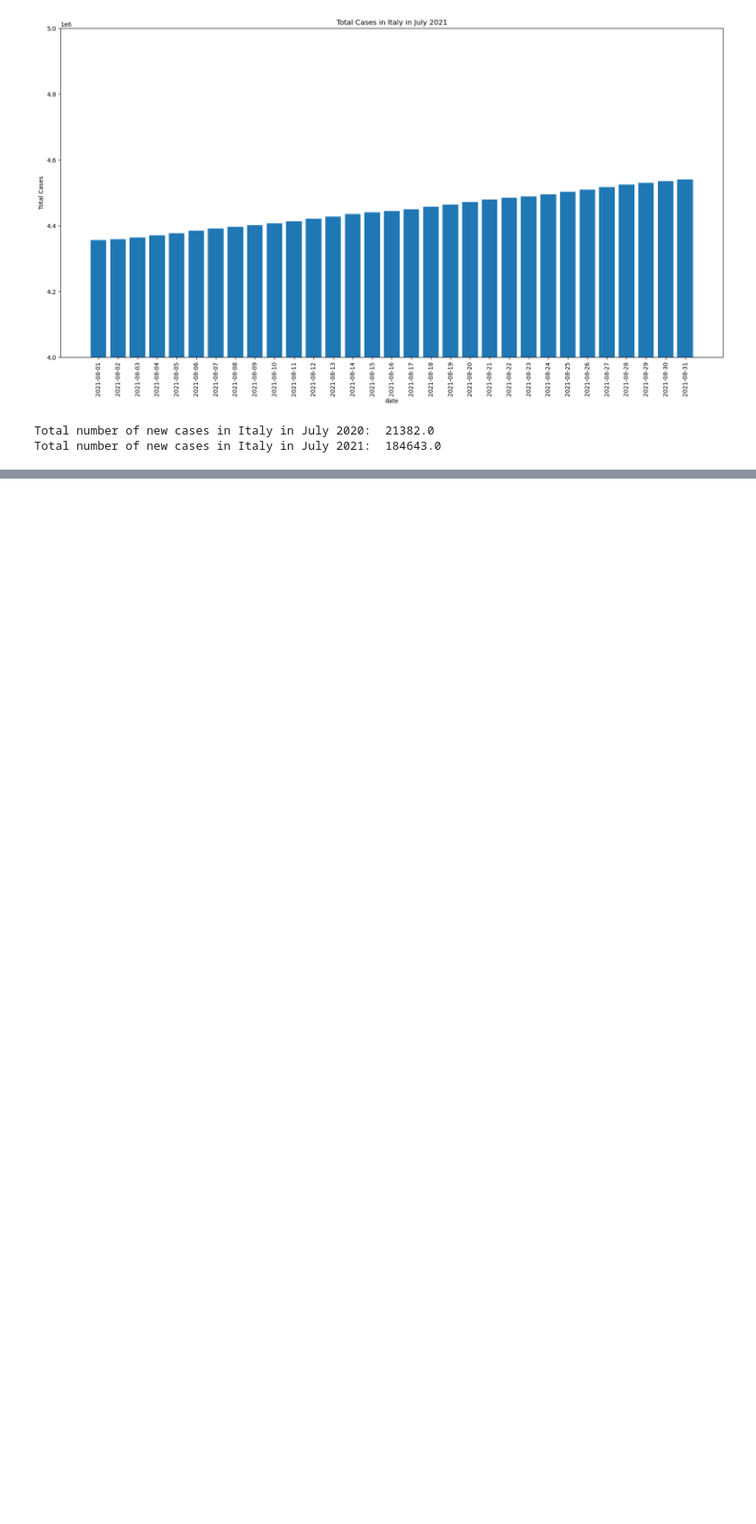
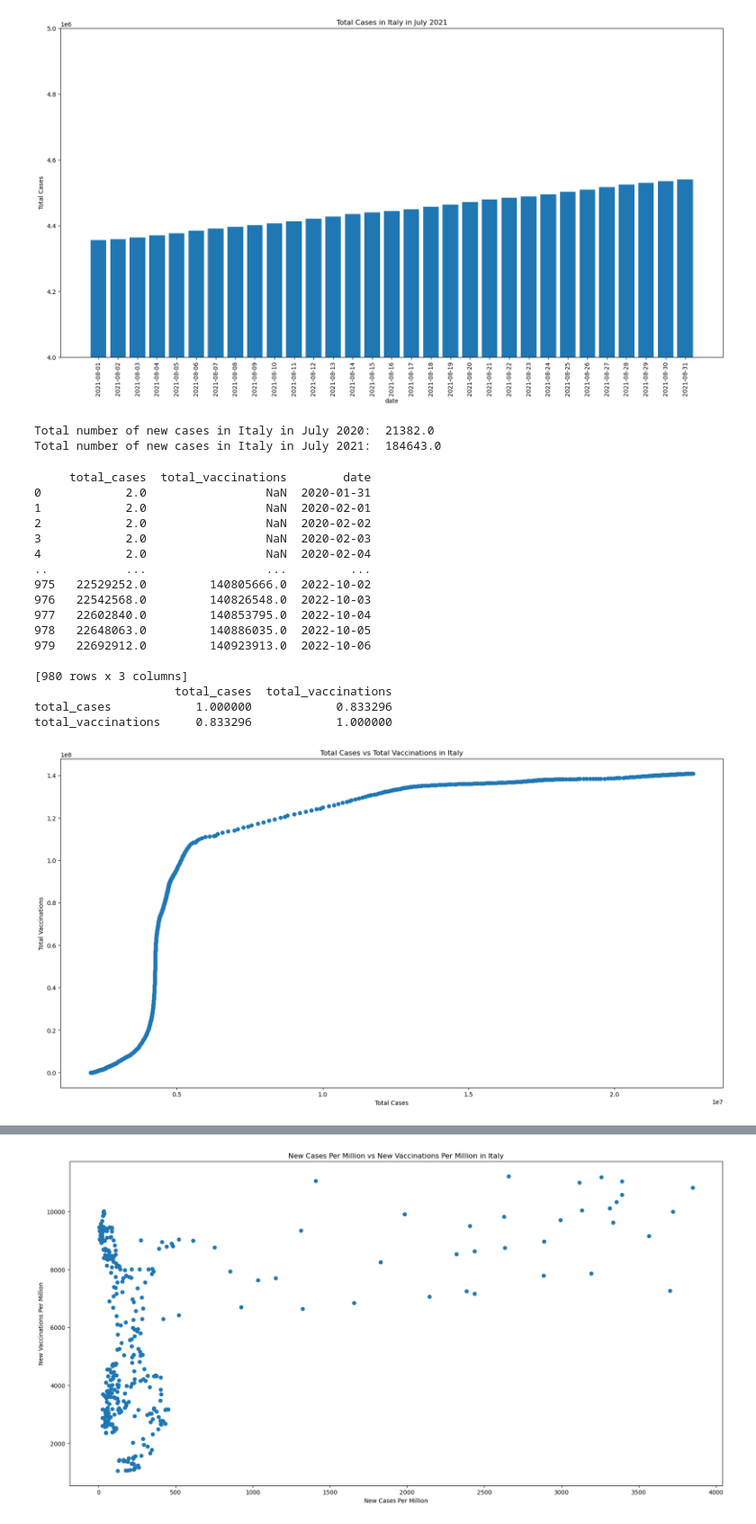
Before and after one commit to daanvanderk/TIL6010-LabAssignments, a Jupyter notebook: Project/Paper.ipynb, the cells around one changed output, grey strips where cells are left out. Shown at 90% size. Drawn from its saved outputs; the diff is of its cells as text; code cells hidden in the pictures; blank space fills up the shorter version.

```diff
--- a/Project/Paper.ipynb
+++ b/Project/Paper.ipynb
@@ -439,3 +439,78 @@ print('Total number of new cases in Italy in July 2021: ', df_italy_july_2021.il
 [figure]
 Total number of new cases in Italy in July 2020:  21382.0
 Total number of new cases in Italy in July 2021:  184643.0
+# %%
+'''subquestion 5: is there a correlation between the vacination rate and the number of covid cases?'''
+
+# create a new dataframe with only total cases and total vaccinations
+df_italy_vaccination = df_italy[['total_cases', 'total_vaccinations', 'date']]
+print(df_italy_vaccination)
+
+# create a line animation of the total number of cases per date and total vaccinations in Italy date in the same plot
+fig = px.line(df_italy_vaccination, x='date', y='total_cases', title='Total Cases in Italy')
+fig.add_scatter(x=df_italy_vaccination['date'], y=df_italy_vaccination['total_vaccinations'], mode='lines', name='Total Vaccinations')
+fig.show()
+
+# calculate the correlation between total cases and total vaccinations
+print(df_italy_vaccination.corr())
+
+# visualize the correlation between total cases and total vaccinations
+plt.figure(figsize=(20,10))
+plt.scatter(df_italy_vaccination['total_cases'], df_italy_vaccination['total_vaccinations'])
+plt.xlabel('Total Cases')
+plt.ylabel('Total Vaccinations')
+plt.title('Total Cases vs Total Vaccinations in Italy')
+plt.show()
+
+# create a new dataframe of the year 2021 of total new cases per million and new vaccinations per million
+df_italy_vaccination_2021 = df_italy[['date', 'new_cases_per_million', 'new_vaccinations_smoothed_per_million']][365:365+365]
+print(df_italy_vaccination_2021)
+
+# create a line animation of the total number of new cases per million per date and new vaccinations per million in Italy date in the same plot
+fig = px.line(df_italy_vaccination_2021, x='date', y='new_cases_per_million', title='New Cases Per Million in Italy')
+fig.add_scatter(x=df_italy_vaccination_2021['date'], y=df_italy_vaccination_2021['new_vaccinations_smoothed_per_million'], mode='lines', name='New Vaccinations Per Million')
+fig.show()
+
+# calculate the correlation between new cases per million and new vaccinations per million
+print(df_italy_vaccination_2021.corr())
+
+# visualize the correlation between new cases per million and new vaccinations per million
+plt.figure(figsize=(20,10))
+plt.scatter(df_italy_vaccination_2021['new_cases_per_million'], df_italy_vaccination_2021['new_vaccinations_smoothed_per_million'])
+plt.xlabel('New Cases Per Million')
+plt.ylabel('New Vaccinations Per Million')
+plt.title('New Cases Per Million vs New Vaccinations Per Million in Italy')
+plt.show()
+
+# create a new dataframe of the year 2021 of the total number of deaths and total vaccinations
+df_italy_vaccination_2021 = df_italy[['date', 'total_deaths', 'total_vaccinations']][365:365+365]
+print(df_italy_vaccination_2021)
+
+# create a animation of the total number of deaths per date and total vaccinations in Italy date with a slider of the dates
+fig = px.line(df_italy_vaccination_2021, x='date', y='total_deaths', title='Total Deaths in Italy')
+fig.add_scatter(x=df_italy_vaccination_2021['date'], y=df_italy_vaccination_2021['total_vaccinations'], mode='lines', name='Total Vaccinations')
+fig.show()
+# add slider
+fig.update_layout(xaxis_rangeslider_visible=True)
+
+# calculate the correlation between total deaths and total vaccinations
+print(df_italy_vaccination_2021.corr())
+# %% [output]
+     total_cases  total_vaccinations        date
+0            2.0                 NaN  2020-01-31
+1            2.0                 NaN  2020-02-01
+2            2.0                 NaN  2020-02-02
+3            2.0                 NaN  2020-02-03
+4            2.0                 NaN  2020-02-04
+..           ...                 ...         ...
+975   22529252.0         140805666.0  2022-10-02
+976   22542568.0         140826548.0  2022-10-03
+977   22602840.0         140853795.0  2022-10-04
+978   22648063.0         140886035.0  2022-10-05
+979   22692912.0         140923913.0  2022-10-06
+
+[980 rows x 3 columns]
+                    total_cases  total_vaccinations
+total_cases            1.000000            0.833296
+total_vaccinations     0.833296            1.000000
+[figure, added]
@@ -441,0 +534 @@ Total number of new cases in Italy in July 2021:  184643.0
+[figure, added]
```
Also changed, not shown: parts of 4 cells of this notebook.
